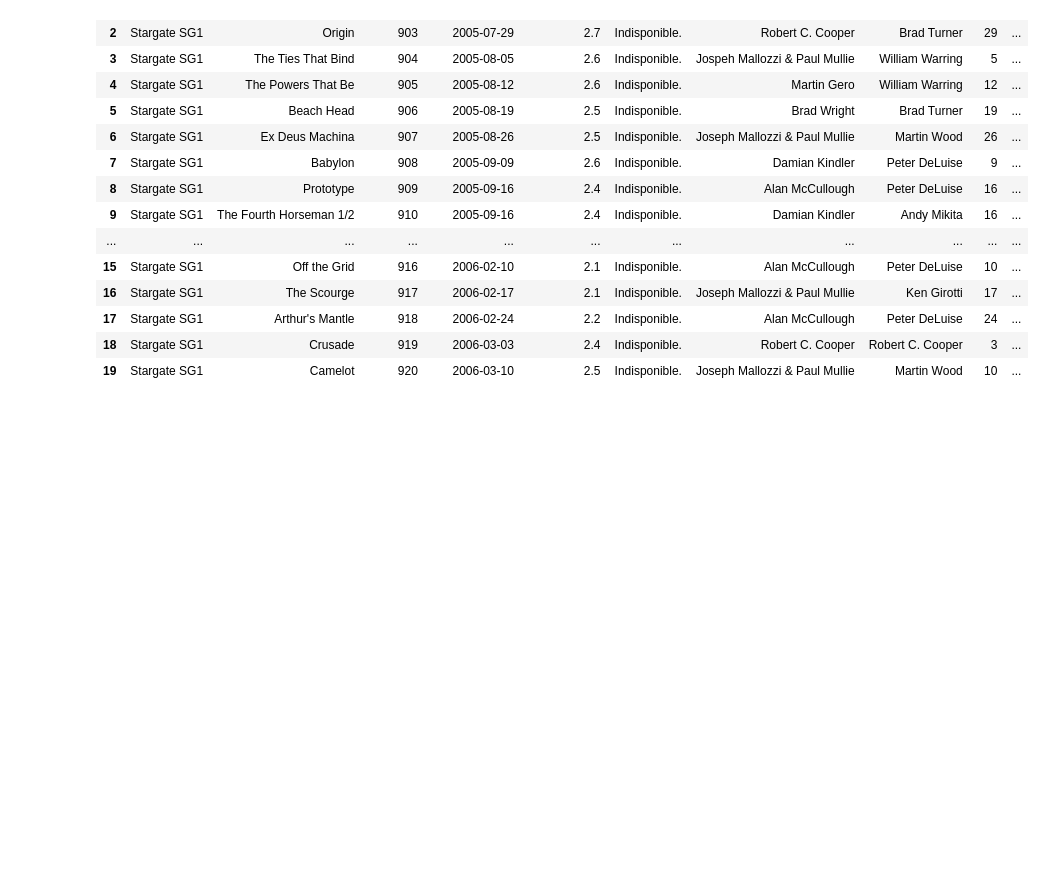
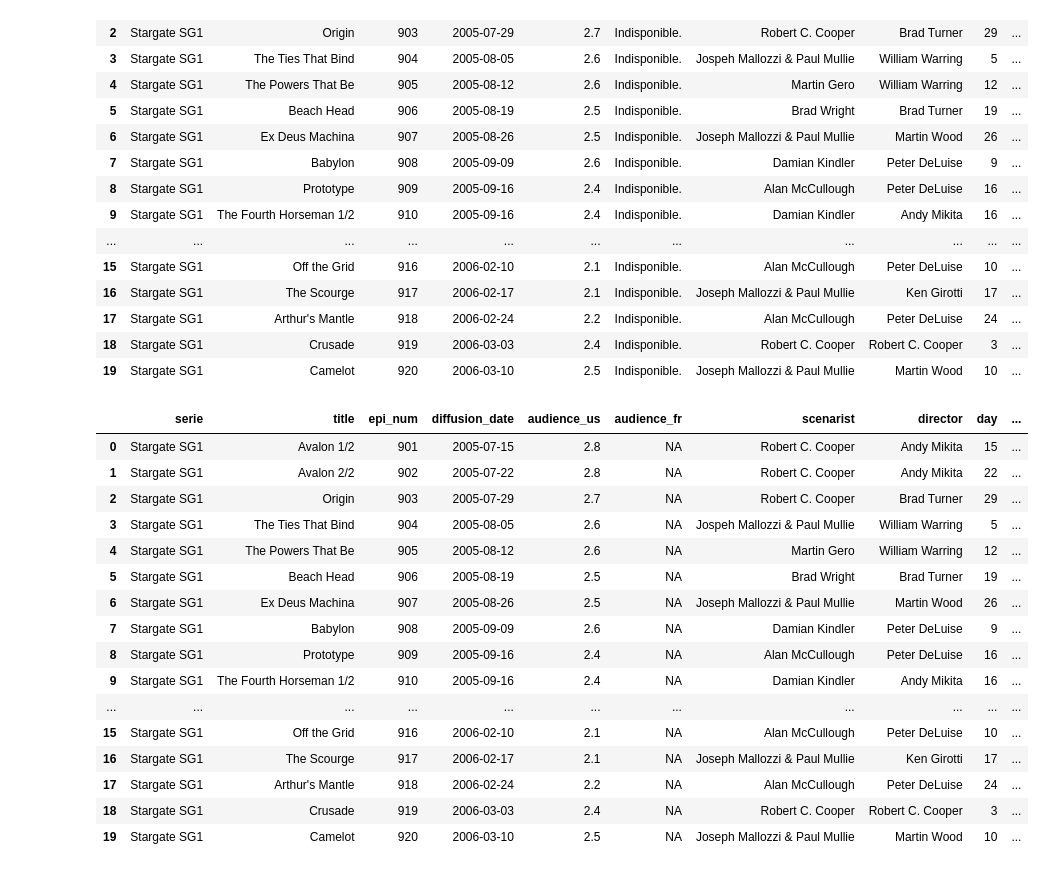
Before and after one commit to macdye/scrapping_data, a Jupyter notebook: scraping/S09_SG1.ipynb, the cells around one changed output. Cells and saved outputs as stored; diff of their text form; code cells hidden in the pictures; blank space fills up the shorter version.

Commit message:
manip dataframe

```diff
--- a/scraping/S09_SG1.ipynb
+++ b/scraping/S09_SG1.ipynb
@@ -150,3 +150,24 @@ df_S09_SG1
 | 17 | Stargate SG1 | Arthur's Mantle | 918 | 2006-02-24 | 2.2 | Indisponible. | Alan McCullough | Peter DeLuise | 24 | ... |
 | 18 | Stargate SG1 | Crusade | 919 | 2006-03-03 | 2.4 | Indisponible. | Robert C. Cooper | Robert C. Cooper | 3 | ... |
 | 19 | Stargate SG1 | Camelot | 920 | 2006-03-10 | 2.5 | Indisponible. | Joseph Mallozzi & Paul Mullie | Martin Wood | 10 | ... |
+# %%
+df_S09_SG1['audience_fr'] = df_S09_SG1['audience_fr'].apply(lambda x: x.replace('Indisponible.', 'NA'))
+df_S09_SG1
+# %% [output]
+|  | serie | title | epi_num | diffusion_date | audience_us | audience_fr | scenarist | director | day | ... |
+| 0 | Stargate SG1 | Avalon 1/2 | 901 | 2005-07-15 | 2.8 | NA | Robert C. Cooper | Andy Mikita | 15 | ... |
+| 1 | Stargate SG1 | Avalon 2/2 | 902 | 2005-07-22 | 2.8 | NA | Robert C. Cooper | Andy Mikita | 22 | ... |
+| 2 | Stargate SG1 | Origin | 903 | 2005-07-29 | 2.7 | NA | Robert C. Cooper | Brad Turner | 29 | ... |
+| 3 | Stargate SG1 | The Ties That Bind | 904 | 2005-08-05 | 2.6 | NA | Jospeh Mallozzi & Paul Mullie | William Warring | 5 | ... |
+| 4 | Stargate SG1 | The Powers That Be | 905 | 2005-08-12 | 2.6 | NA | Martin Gero | William Warring | 12 | ... |
+| 5 | Stargate SG1 | Beach Head | 906 | 2005-08-19 | 2.5 | NA | Brad Wright | Brad Turner | 19 | ... |
+| 6 | Stargate SG1 | Ex Deus Machina | 907 | 2005-08-26 | 2.5 | NA | Joseph Mallozzi & Paul Mullie | Martin Wood | 26 | ... |
+| 7 | Stargate SG1 | Babylon | 908 | 2005-09-09 | 2.6 | NA | Damian Kindler | Peter DeLuise | 9 | ... |
+| 8 | Stargate SG1 | Prototype | 909 | 2005-09-16 | 2.4 | NA | Alan McCullough | Peter DeLuise | 16 | ... |
+| 9 | Stargate SG1 | The Fourth Horseman 1/2 | 910 | 2005-09-16 | 2.4 | NA | Damian Kindler | Andy Mikita | 16 | ... |
+| ... | ... | ... | ... | ... | ... | ... | ... | ... | ... | ... |
+| 15 | Stargate SG1 | Off the Grid | 916 | 2006-02-10 | 2.1 | NA | Alan McCullough | Peter DeLuise | 10 | ... |
+| 16 | Stargate SG1 | The Scourge | 917 | 2006-02-17 | 2.1 | NA | Joseph Mallozzi & Paul Mullie | Ken Girotti | 17 | ... |
+| 17 | Stargate SG1 | Arthur's Mantle | 918 | 2006-02-24 | 2.2 | NA | Alan McCullough | Peter DeLuise | 24 | ... |
+| 18 | Stargate SG1 | Crusade | 919 | 2006-03-03 | 2.4 | NA | Robert C. Cooper | Robert C. Cooper | 3 | ... |
+| 19 | Stargate SG1 | Camelot | 920 | 2006-03-10 | 2.5 | NA | Joseph Mallozzi & Paul Mullie | Martin Wood | 10 | ... |
```
